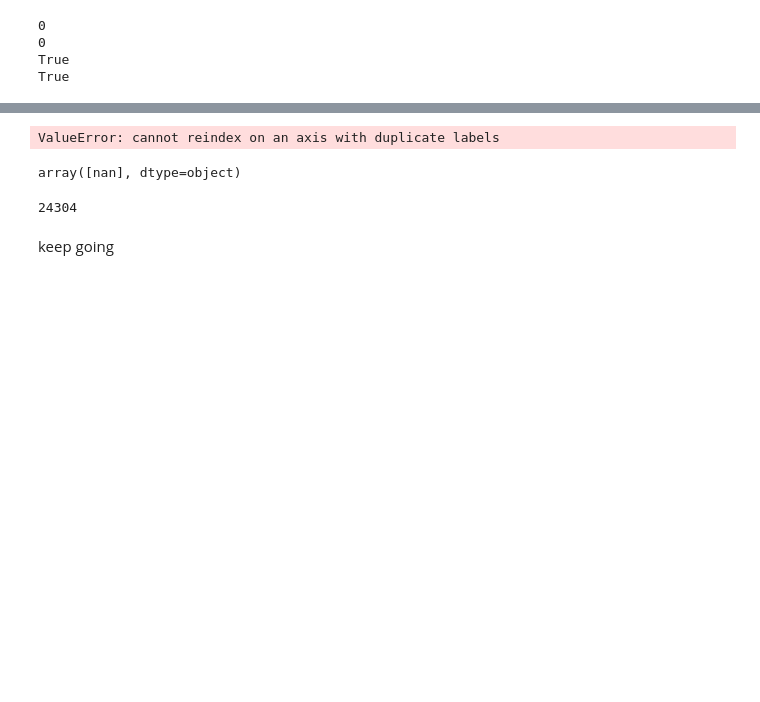
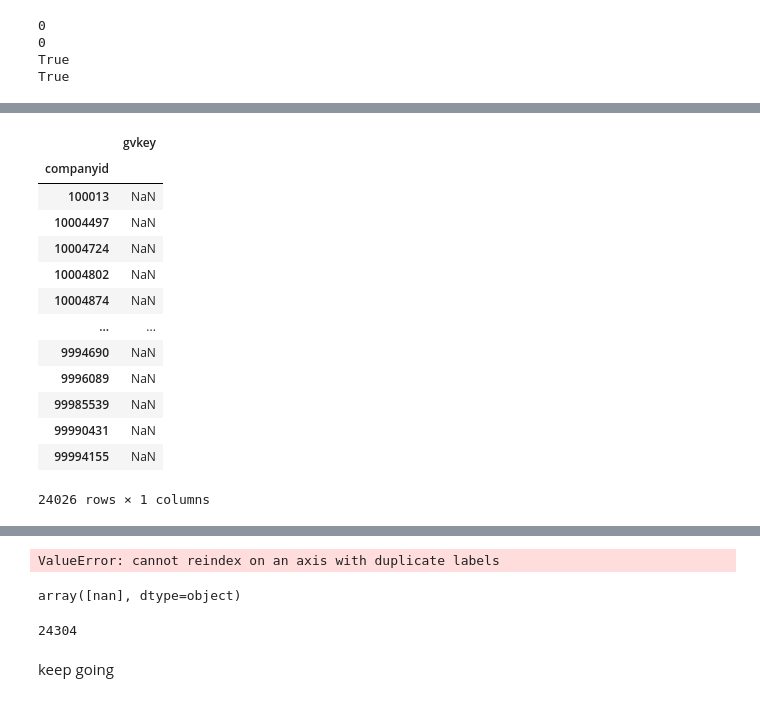
Before and after one commit to varunchodanker/MSc-Individual-Project, a Jupyter notebook: Phase1.ipynb, the cells around one changed output, grey strips where cells are left out. Drawn from its saved outputs; the diff is of its cells as text; code cells hidden in the pictures; blank space fills up the shorter version.

```diff
--- a/Phase1.ipynb
+++ b/Phase1.ipynb
@@ -160,0 +182,17 @@ array([nan, '200470', '066929', ..., '298653', '313788', '258998'],
+# %%
+emissions_df[pd.isnull(emissions_df["gvkey"])]
+# %% [output]
+|  | gvkey |
+| companyid |  |
+| 100013 | NaN |
+| 10004497 | NaN |
+| 10004724 | NaN |
+| 10004802 | NaN |
+| 10004874 | NaN |
+| ... | ... |
+| 9994690 | NaN |
+| 9996089 | NaN |
+| 99985539 | NaN |
+| 99990431 | NaN |
+| 99994155 | NaN |
+24026 rows × 1 columns
```
Also changed, not shown: parts of 6 cells of this notebook.
